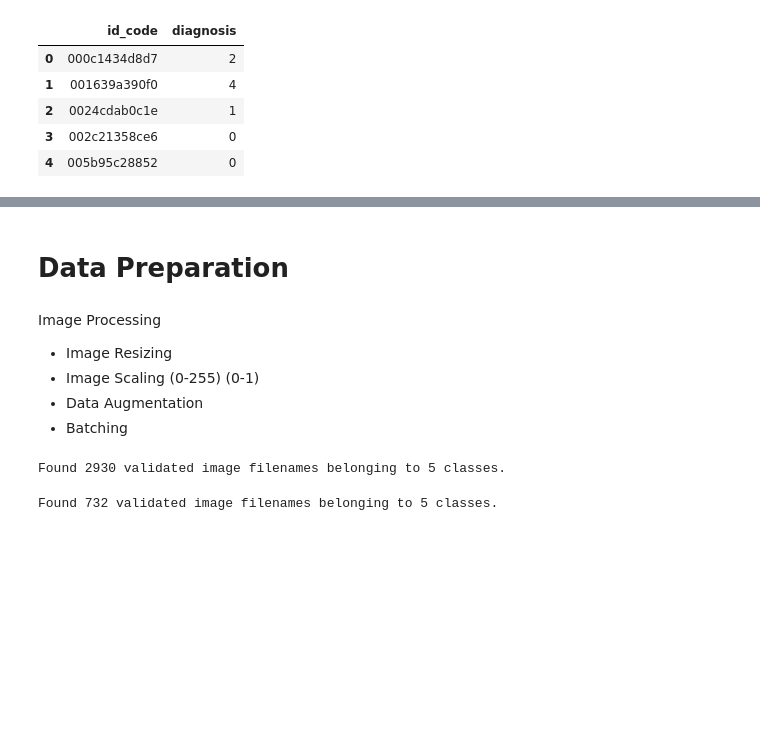
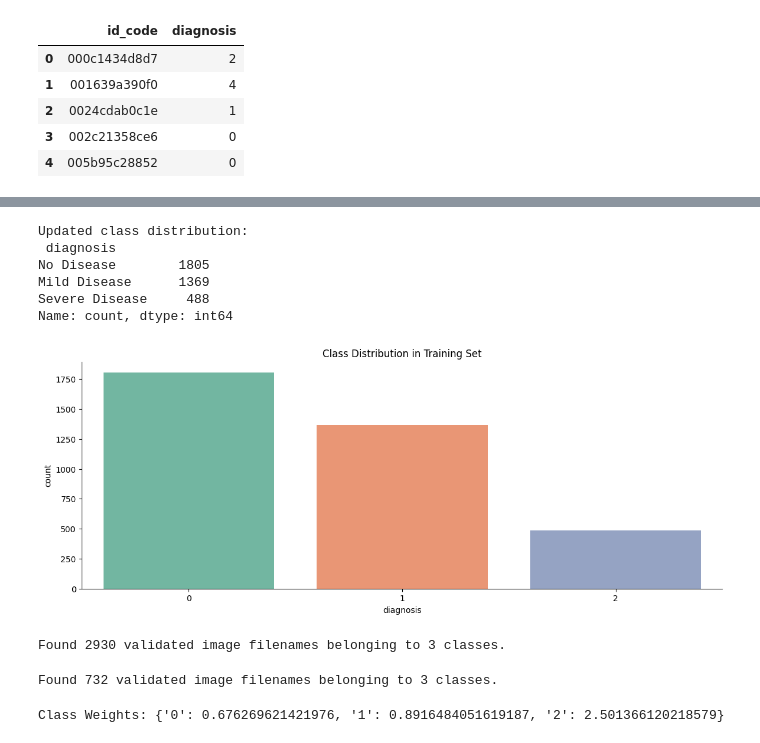
Before and after one commit to SESWAMODELSCHOOL/Early-Detection-of-Blindness-from-Retinal-Images-using-CNN, a Jupyter notebook: diabetic-retinopathy-detection.ipynb, the cells around one changed output, grey strips where cells are left out. Drawn from its saved outputs; the diff is of its cells as text; code cells hidden in the pictures; blank space fills up the shorter version.

```diff
--- a/diabetic-retinopathy-detection.ipynb
+++ b/diabetic-retinopathy-detection.ipynb
@@ -94,3 +96,31 @@ for i in range(rows):
-# %% [markdown]
-# Data Preparation
+# %%
+# Combining classes into 3 categories
+train['diagnosis'] = train['diagnosis'].replace({0: 0, 1: 1, 2: 1, 3: 2, 4: 2})
+
+label_dict = {
+    0: 'No Disease',
+    1: 'Mild Disease',
+    2: 'Severe Disease'
+}
+
+class_distribution = train['diagnosis'].value_counts().sort_index()
+class_distribution.index = class_distribution.index.map(label_dict)
+
+print("Updated class distribution:\n", class_distribution)
+# %% [output]
+Updated class distribution:
+ diagnosis
+No Disease        1805
+Mild Disease      1369
+Severe Disease     488
+Name: count, dtype: int64
+# %%
+# Bar chart show the distribution of classes
+f, ax = plt.subplots(figsize=(14, 5))
+ax = sns.countplot(x="diagnosis", data=train, palette="Set2")
+sns.despine()
+plt.title("Class Distribution in Training Set")
+plt.show()
+# %% [output]
+[figure, added]
 # %%
@@ -97,15 +128,9 @@ for i in range(rows):
 train["id_code"] = train["id_code"].apply(lambda x: x + ".png")
 train['diagnosis'] = train['diagnosis'].astype('str')
-# %% [markdown]
-Image Processing
-* Image Resizing
-* Image Scaling (0-255) (0-1)
-* Data Augmentation
-* Batching
 # %%
-train_datagen = ImageDataGenerator(rescale=1./255,
+# Generating augmented training image data
+train_datagen=ImageDataGenerator(rescale=1./255,
                                  validation_split=0.2,
-
                                  horizontal_flip=True,
                                  rotation_range=20,
                                  zoom_range=0.15,
@@ -117,25 +142,37 @@ train_generator=train_datagen.flow_from_dataframe(
     directory="/kaggle/input/aptos2019-blindness-detection/train_images",
     x_col="id_code",
     y_col="diagnosis",
-
     batch_size=BATCH_SIZE,
     class_mode="categorical",
-    target_size=(IMAGE_SIZE, IMAGE_SIZE),
+    target_size=(224, 224),
     subset='training')
 # %% [output]
-Found 2930 validated image filenames belonging to 5 classes.
+Found 2930 validated image filenames belonging to 3 classes.
 # %%
+# Generating augmented validation image data
 valid_generator=train_datagen.flow_from_dataframe(
     dataframe=train,
     directory="/kaggle/input/aptos2019-blindness-detection/train_images",
     x_col="id_code",
     y_col="diagnosis",
-    batch_size=32,
+    batch_size=BATCH_SIZE,
     class_mode="categorical",
     target_size=(224, 224),
-    subset='validation')
+    subset='validation',
+    seed=42)
 # %% [output]
-Found 732 validated image filenames belonging to 5 classes.
+Found 732 validated image filenames belonging to 3 classes.
+# %%
+# Calculating class weights
+class_weights = class_weight.compute_class_weight(
+    class_weight='balanced',
+    classes=np.unique(train['diagnosis']),
+    y=train['diagnosis']
+)
+class_weights_dict = dict(zip(np.unique(train['diagnosis']), class_weights))
+print("Class Weights:", class_weights_dict)
+# %% [output]
+Class Weights: {'0': 0.676269621421976, '1': 0.8916484051619187, '2': 2.501366120218579}
 # %%
 # Displaying class distribution in training and validation sets
 print("Training class distribution:\n", train['diagnosis'].value_counts())
```
Also changed, not shown: parts of 6 cells of this notebook.
